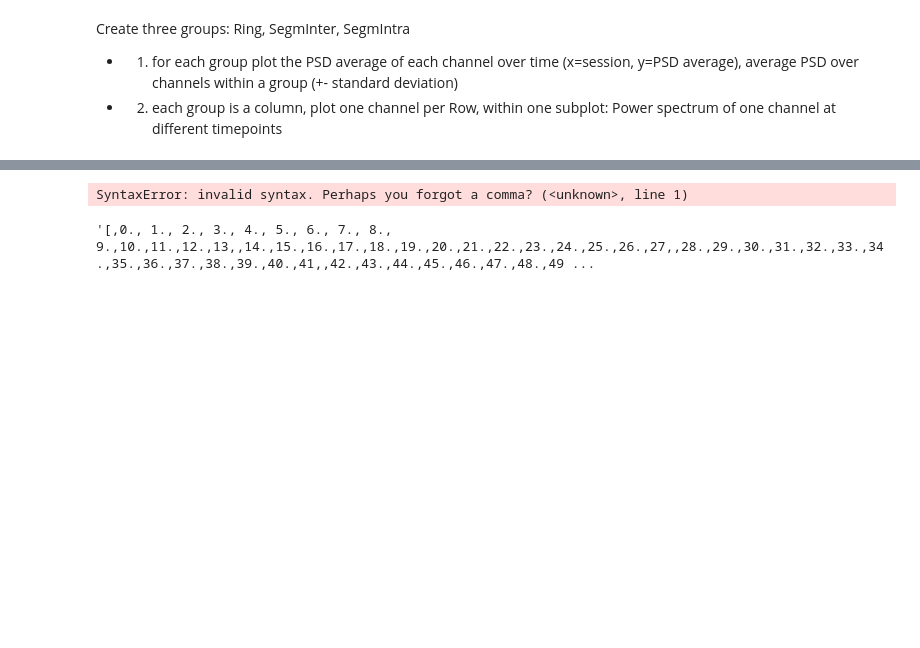
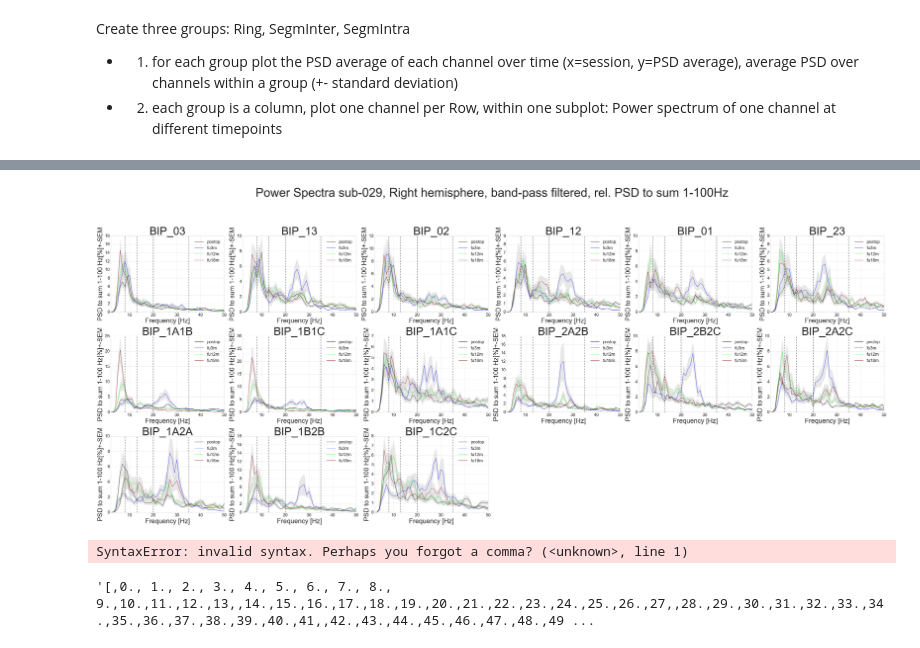
Before and after one commit to JKBehnke/BetaSenSightLongterm, a Jupyter notebook: code/notebooks/LongitudinalBetaAnalysis.ipynb, the cells around one changed output, grey strips where cells are left out. Saved outputs shown, nothing was run; the diff lists cells and outputs as text; code cells hidden in the pictures; blank space fills up the shorter version.

```diff
--- a/code/notebooks/LongitudinalBetaAnalysis.ipynb
+++ b/code/notebooks/LongitudinalBetaAnalysis.ipynb
@@ -263,3 +251,18 @@ dict_keys(['session', 'bipolarChannel', 'frequency', 'time_sectors', 'averagedPS
+# %%
+data = mainAnalysis_class.MainClass(
+    sub="029",
+    hemisphere = "Right",
+    filter = "band-pass",
+    result = "PowerSpectrum",
+    incl_session = ["postop", "fu3m", "fu12m", "fu18m"],
+    pickChannels = ['03', '13', '02', '12', '01', '23',
+                    '1A1B', '1B1C', '1A1C', '2A2B', '2B2C', '2A2C',
+                    '1A2A', '1B2B', '1C2C'],
+    normalization = ["rawPsd", "normPsdToSum1_100Hz"],
+    freqBands= None,
+    feature = ["frequency", "rawPsd", "SEM_rawPsd", "normPsdToSumPsd1to100Hz", "SEM_normPsdToSumPsd1to100Hz"],
+
+)
 # %%
 PSD_data = loadResults.load_PSDjson(
     sub="029",
@@ -311,0 +289,70 @@ Create three groups: Ring, SegmInter, SegmIntra
+# %%
+timepoints = ["postop", "fu3m", "fu12m", "fu18m"]
+
+Ring = ['BIP_03', 'BIP_13', 'BIP_02', 'BIP_12', 'BIP_01', 'BIP_23']
+SegmIntra = ['BIP_1A1B', 'BIP_1B1C', 'BIP_1A1C', 'BIP_2A2B', 'BIP_2B2C', 'BIP_2A2C']
+SegmInter = ['BIP_1A2A', 'BIP_1B2B', 'BIP_1C2C']
+
+groupChannels = ["Ring", "SegmIntra", "SegmInter"]
+
+plt.style.use('seaborn-whitegrid')
+fig = plt.figure(figsize= (50, 20), layout="tight")
+
+# Create a list of 15 colors and add it to the cycle of matplotlib
+cycler_colors = cycler("color", ["black", "blue", "lime", "darkred"])
+plt.rc('axes', prop_cycle=cycler_colors)
+
+
+for g, group in enumerate(groupChannels):
+
+    # loop through Ring, SegmIntra, SegmInter each will create a row (rows n=3)
+    # eval(group) gives takes from the string "Ring" the variable Ring, so we can loop through the list Ring
+    for c, chan in enumerate(eval(group)):
+
+        # subplot layout: one row for each group, max. 6 columns, if 6 BIP channels, index from left to right 1-16
+        if group == "Ring":
+
+            plt.subplot(3, 6, c+1, label=chan)
+
+        elif group == "SegmIntra":
+            plt.subplot(3, 6, c+7, label=chan,)
+
+        elif group == "SegmInter":
+            plt.subplot(3, 6, c+13, label=chan)
+
+        else:
+            print("group must be Ring, SegmIntra or SegmInter")
+
+
+        for tp in timepoints:
+            PowerSpectrum = getattr(data, tp)
+            PowerSpectrum = getattr(PowerSpectrum, chan)
+
+            f = PowerSpectrum.frequency.data
+            psd = np.array(PowerSpectrum.normPsdToSumPsd1to100Hz.data)
+            sem = np.array(PowerSpectrum.SEM_normPsdToSumPsd1to100Hz.data)
+
+            plt.title(f"{chan}", fontdict={"size": 50})
+            plt.plot(f, psd, label = f"{tp}")
+            plt.fill_between(f, psd-sem, psd+sem, color="lightgray", alpha=0.5)
+
+            # add lines for freq Bands
+            plt.axvline(x=8, color='black', linestyle='--')
+            plt.axvline(x=13, color='black', linestyle='--')
+            plt.axvline(x=20, color='black', linestyle='--')
+            plt.axvline(x=35, color='black', linestyle='--')
+
+            plt.xlabel("Frequency [Hz]", fontdict={"size": 30})
+            plt.xlim(2, 50)
+            plt.ylabel("PSD to sum 1-100 Hz[%]+-SEM", fontdict={"size": 30})
+            plt.xticks(fontsize= 20), plt.yticks(fontsize= 20)
+            plt.legend(loc= 'upper right', edgecolor="black", fontsize=20)
+
+fig.suptitle("Power Spectra sub-029, Right hemisphere, band-pass filtered, rel. PSD to sum 1-100Hz", fontsize=55, y=1.07)
+fig.subplots_adjust(wspace=40, hspace=60)
+
+plt.tight_layout(pad=10, w_pad=10, h_pad=10)
+
+plt.show()
+# %% [output]
+[figure, added]
```
Also changed, not shown: parts of 10 cells of this notebook, 1 other file.
